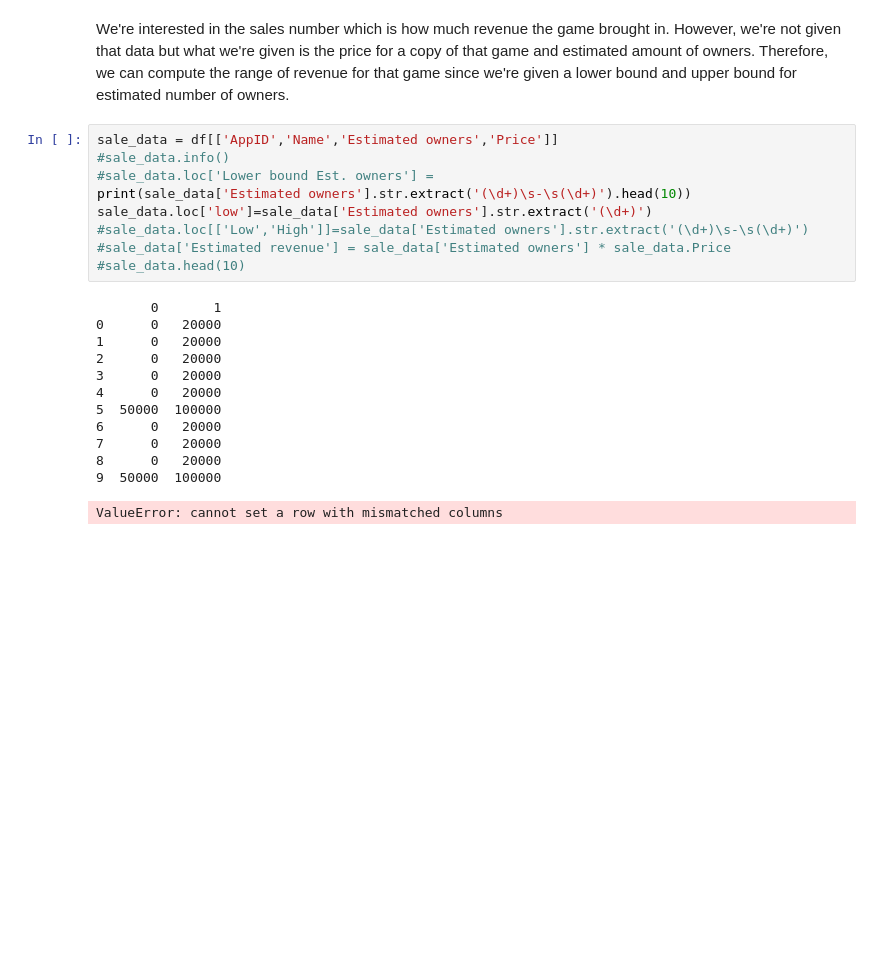
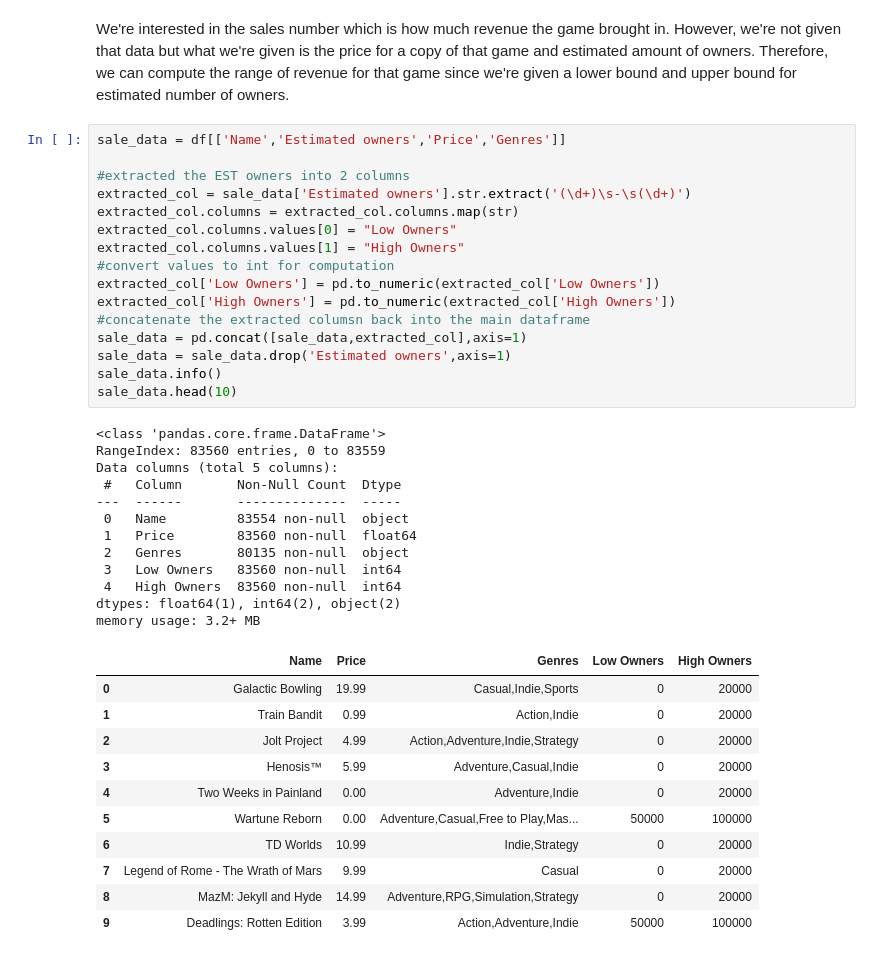
Before and after one commit to lxkedinh/cs-4650-capstone-project, a Jupyter notebook: Steam_Highest_Sellling_Game_Analysis.ipynb, the cells around one changed output. Saved outputs shown, nothing was run; the diff lists cells and outputs as text; blank space fills up the shorter version.

```diff
--- a/Steam_Highest_Sellling_Game_Analysis.ipynb
+++ b/Steam_Highest_Sellling_Game_Analysis.ipynb
@@ -34,25 +34,43 @@ df.head(10)
 | 9 | 320150 | Deadlings: Rotten Edition | Nov 11, 2014 | 50000 - 100000 | 0 | 3.99 | ONE MORE LEVEL | ONE MORE LEVEL | ... |
 # %% [markdown]
 We're interested in the sales number which is how much revenue the game brought in. However, we're not given that data but what we're given is the price for a copy of that game and estimated amount of owners. Therefore, we can compute the range of revenue for that game since we're given a lower bound and upper bound for estimated number of owners.
-# %%
-sale_data = df[['AppID','Name','Estimated owners','Price']]
-#sale_data.info()
-#sale_data.loc['Lower bound Est. owners'] =
-print(sale_data['Estimated owners'].str.extract('(\d+)\s-\s(\d+)').head(10))
-sale_data.loc['low']=sale_data['Estimated owners'].str.extract('(\d+)')
-#sale_data.loc[['Low','High']]=sale_data['Estimated owners'].str.extract('(\d+)\s-\s(\d+)')
-#sale_data['Estimated revenue'] = sale_data['Estimated owners'] * sale_data.Price
-#sale_data.head(10)
-# %% [output]
-       0       1
-0      0   20000
-1      0   20000
-2      0   20000
-3      0   20000
-4      0   20000
-5  50000  100000
-6      0   20000
-7      0   20000
-8      0   20000
-9  50000  100000
-ValueError: cannot set a row with mismatched columns
+# %%
+sale_data = df[['Name','Estimated owners','Price','Genres']]
+
+#extracted the EST owners into 2 columns
+extracted_col = sale_data['Estimated owners'].str.extract('(\d+)\s-\s(\d+)')
+extracted_col.columns = extracted_col.columns.map(str)
+extracted_col.columns.values[0] = "Low Owners"
+extracted_col.columns.values[1] = "High Owners"
+#convert values to int for computation
+extracted_col['Low Owners'] = pd.to_numeric(extracted_col['Low Owners'])
+extracted_col['High Owners'] = pd.to_numeric(extracted_col['High Owners'])
+#concatenate the extracted columsn back into the main dataframe
+sale_data = pd.concat([sale_data,extracted_col],axis=1)
+sale_data = sale_data.drop('Estimated owners',axis=1)
+sale_data.info()
+sale_data.head(10)
+# %% [output]
+<class 'pandas.core.frame.DataFrame'>
+RangeIndex: 83560 entries, 0 to 83559
+Data columns (total 5 columns):
+ #   Column       Non-Null Count  Dtype
+---  ------       --------------  -----
+ 0   Name         83554 non-null  object
+ 1   Price        83560 non-null  float64
+ 2   Genres       80135 non-null  object
+ 3   Low Owners   83560 non-null  int64
+ 4   High Owners  83560 non-null  int64
+dtypes: float64(1), int64(2), object(2)
+memory usage: 3.2+ MB
+|  | Name | Price | Genres | Low Owners | High Owners |
+| 0 | Galactic Bowling | 19.99 | Casual,Indie,Sports | 0 | 20000 |
+| 1 | Train Bandit | 0.99 | Action,Indie | 0 | 20000 |
+| 2 | Jolt Project | 4.99 | Action,Adventure,Indie,Strategy | 0 | 20000 |
+| 3 | Henosis™ | 5.99 | Adventure,Casual,Indie | 0 | 20000 |
+| 4 | Two Weeks in Painland | 0.00 | Adventure,Indie | 0 | 20000 |
+| 5 | Wartune Reborn | 0.00 | Adventure,Casual,Free to Play,Mas... | 50000 | 100000 |
+| 6 | TD Worlds | 10.99 | Indie,Strategy | 0 | 20000 |
+| 7 | Legend of Rome - The Wrath of Mars | 9.99 | Casual | 0 | 20000 |
+| 8 | MazM: Jekyll and Hyde | 14.99 | Adventure,RPG,Simulation,Strategy | 0 | 20000 |
+| 9 | Deadlings: Rotten Edition | 3.99 | Action,Adventure,Indie | 50000 | 100000 |
```
Also changed, not shown: parts of 9 cells of this notebook.
